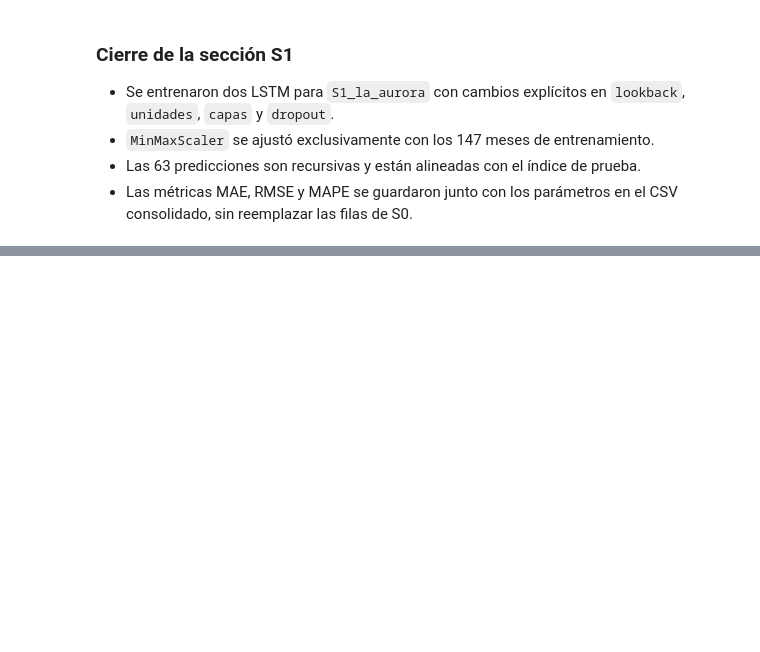
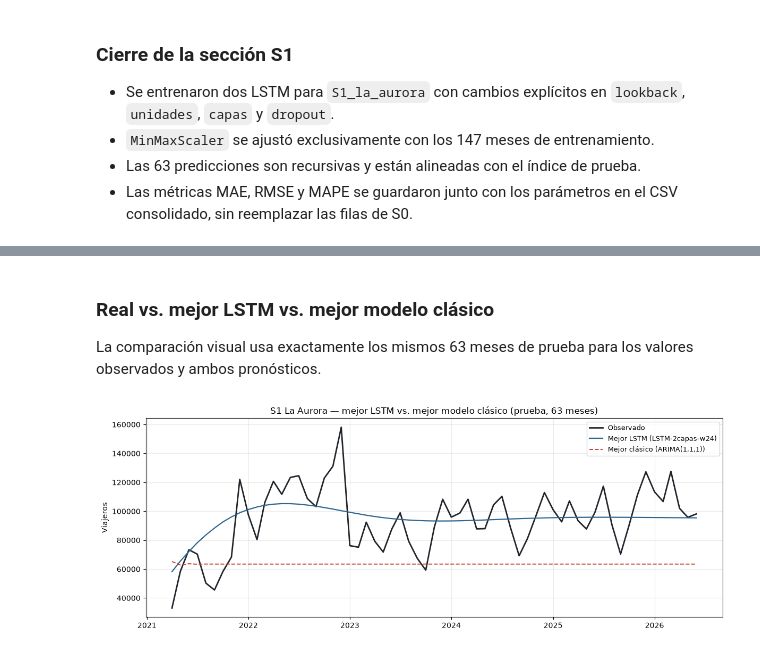
Before and after one commit to JosFer720/Laboratorio-1-Series-de-Tiempo, a Jupyter notebook: notebooks/06_lstm_s0_s1.ipynb, the cells around one changed output, grey strips where cells are left out. Saved outputs shown, nothing was run; the diff lists cells and outputs as text; code cells hidden in the pictures; blank space fills up the shorter version.

Commit message:
[ADD] cerrar modelado LSTM de S1 y comparación con modelos clásicos

```diff
--- a/notebooks/06_lstm_s0_s1.ipynb
+++ b/notebooks/06_lstm_s0_s1.ipynb
@@ -415,0 +434,11 @@ plt.show()
+# %%
+mejor_fila_s1 = tabla_s1.loc[tabla_s1["mejor_modelo"]].iloc[0]
+mejor_modelo_s1 = mejor_fila_s1["modelo"]
+prediccion_mejor_s1 = resultados_s1[mejor_modelo_s1]["y_pred"]
+
+assert len(prediccion_mejor_s1) == len(test_s1) == 63
+assert prediccion_mejor_s1.index.equals(test_s1.index)
+print(f"Mejor LSTM para S1: {mejor_modelo_s1}")
+print(f"MAE={mejor_fila_s1['MAE']:.2f}  "
+      f"RMSE={mejor_fila_s1['RMSE']:.2f}  "
+      f"MAPE={mejor_fila_s1['MAPE']:.2f}%")
@@ -415,0 +448,8 @@ plt.show()
+# %%
+comparativo_s1 = combinar_metricas([
+    str(DIR_RESULTADOS / "metricas_s1_s2_s6.csv"),
+    str(RUTA_LSTM_S1),
+])
+comparativo_s1[comparativo_s1["serie"] == "S1_la_aurora"][
+    ["modelo", "MAE", "RMSE", "MAPE", "mejor_modelo"]
+].sort_values("RMSE")
@@ -415,0 +517,27 @@ plt.show()
+# %% [markdown]
+### Real vs. mejor LSTM vs. mejor modelo clásico
+
+La comparación visual usa exactamente los mismos 63 meses de prueba para
+los valores observados y ambos pronósticos.
+# %%
+fig, ax = plt.subplots(figsize=(12, 4.5))
+ax.plot(test_s1.index, test_s1.values, color="#20242b", linewidth=2.0,
+        label="Observado")
+ax.plot(prediccion_mejor_s1.index, prediccion_mejor_s1.values,
+        color="#2f6690", linewidth=1.6,
+        label=f"Mejor LSTM ({mejor_modelo_s1})")
+ax.plot(pronostico_mejor_clasico_s1.index,
+        pronostico_mejor_clasico_s1.values,
+        color="#c44536", linewidth=1.4, linestyle="--",
+        label=f"Mejor clásico ({mejor_clasico_nombre_s1})")
+ax.set_title("S1 La Aurora — mejor LSTM vs. mejor modelo clásico "
+             "(prueba, 63 meses)")
+ax.set_ylabel("Viajeros")
+ax.grid(alpha=0.25)
+ax.legend(fontsize=9)
+fig.tight_layout()
+fig.savefig(DIR_IMG / "10_s1_lstm_vs_clasico.png",
+            dpi=150, bbox_inches="tight")
+plt.show()
+# %% [output]
+[figure, added]
```
Also changed, not shown: parts of 14 cells of this notebook.
